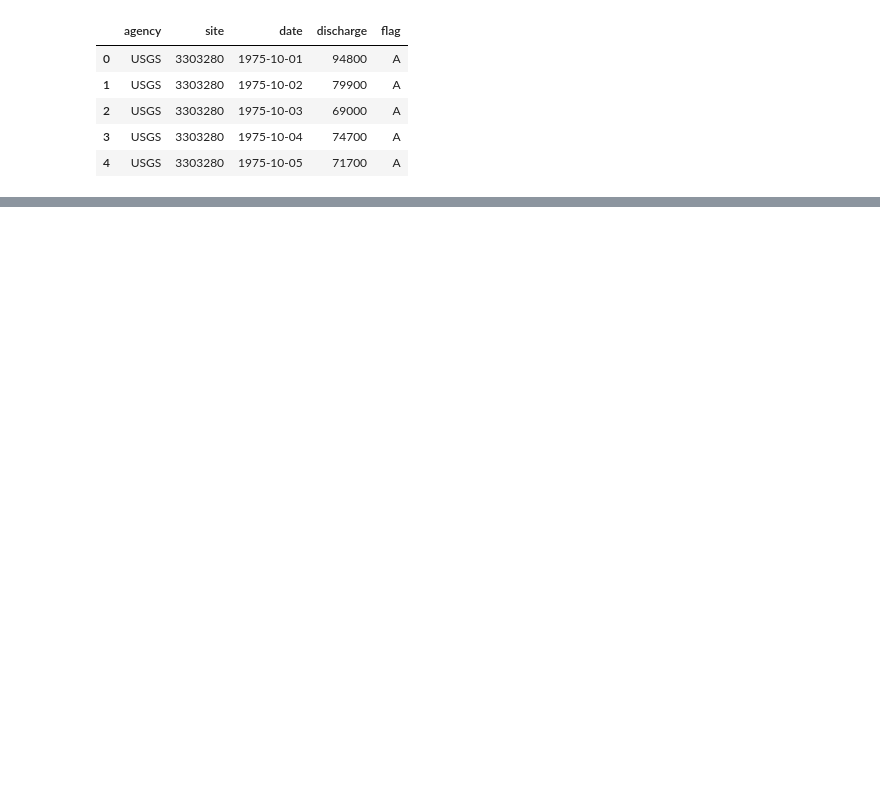
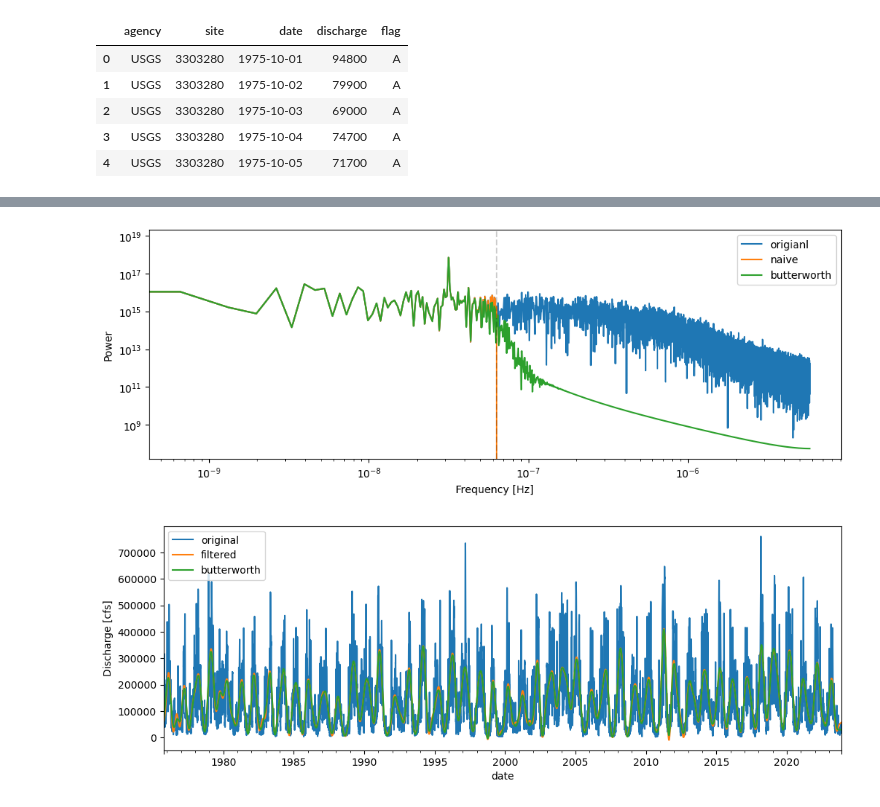
Before and after one commit to match798/G690, a Jupyter notebook: 12_spectral_analysis_continued/12_workalong_01_filter.ipynb, the cells around one changed output, grey strips where cells are left out. Cells and saved outputs as stored; diff of their text form; code cells hidden in the pictures; blank space fills up the shorter version.

```diff
--- a/12_spectral_analysis_continued/12_workalong_01_filter.ipynb
+++ b/12_spectral_analysis_continued/12_workalong_01_filter.ipynb
@@ -79,0 +99,28 @@ order = 5
+# %%
+""" Plot all the power spectrums and timeseries """
+
+# plot three power spectrums
+fig, ax = plt.subplots(figsize=(12,4))
+ax.plot(freqs, np.abs(discharge_fft)**2, label='origianl')
+ax.plot(freqs, np.abs(discharge_fft_filtered)**2, label='naive')
+ax.plot(freqs, np.abs(discharge_butter_fft)**2, label='butterworth')
+ax.set_xscale('log')
+ax.set_yscale('log')
+ax.set_xlabel("Frequency [Hz]")
+ax.set_ylabel("Power")
+# draw a line at the cutoff frequency
+ax.axvline(cutoff_freq, color="k", linestyle="--", alpha=0.2)
+ax.legend()
+plt.show()
+
+# plot three timeseries
+fig, ax = plt.subplots(figsize=(12,4))
+discharge_df.plot(ax=ax, x='date', y='discharge', label='original')
+ax.plot(discharge_df['date'], discharge_filtered, label='filtered')
+ax.plot(discharge_df["date"], discharge_butter, label='butterworth')
+ax.set_ylabel('Discharge [cfs]')
+ax.legend()
+plt.show()
+# %% [output]
+[figure, added]
+[figure, added]
```
Also changed, not shown: parts of 6 cells of this notebook.
